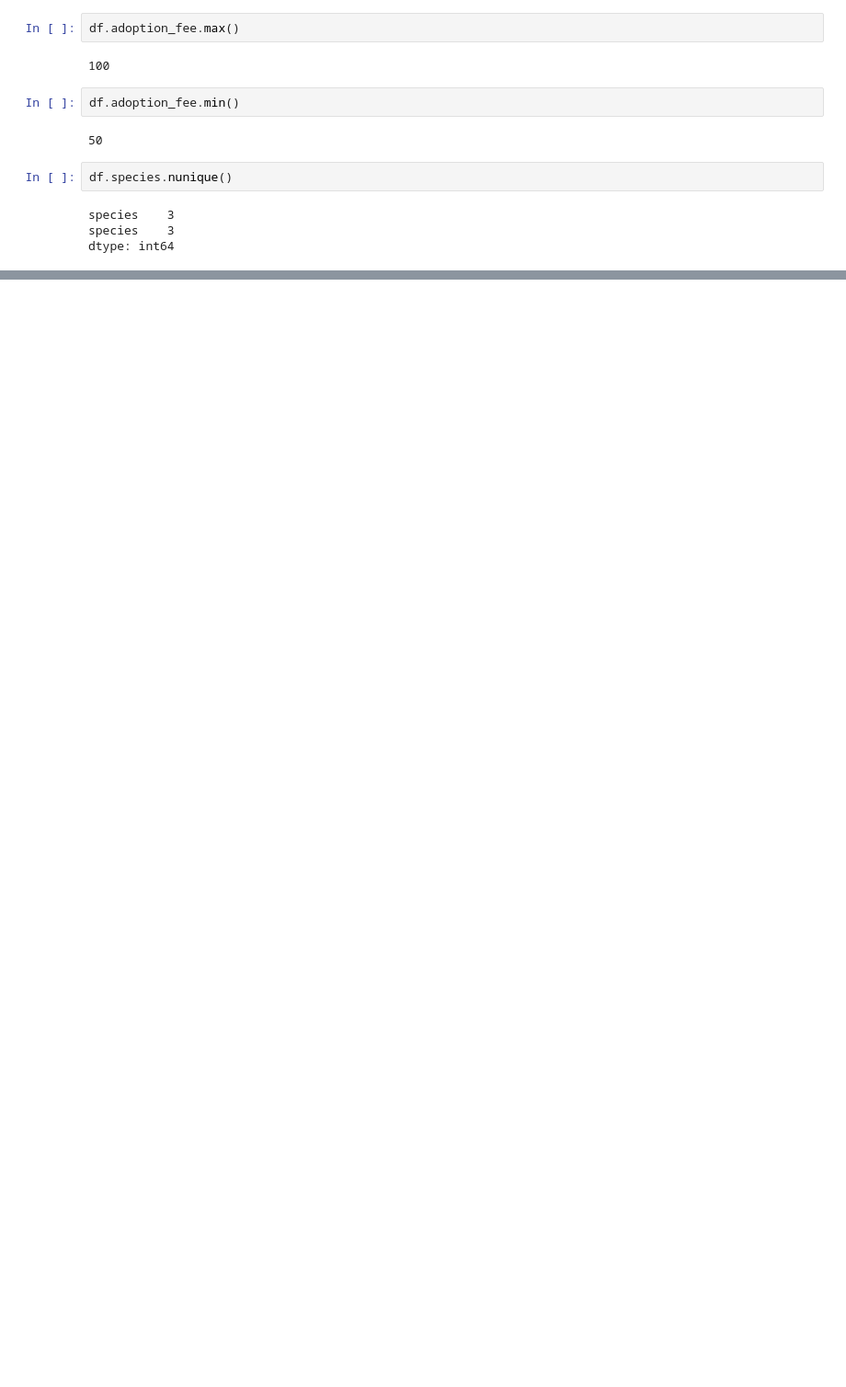
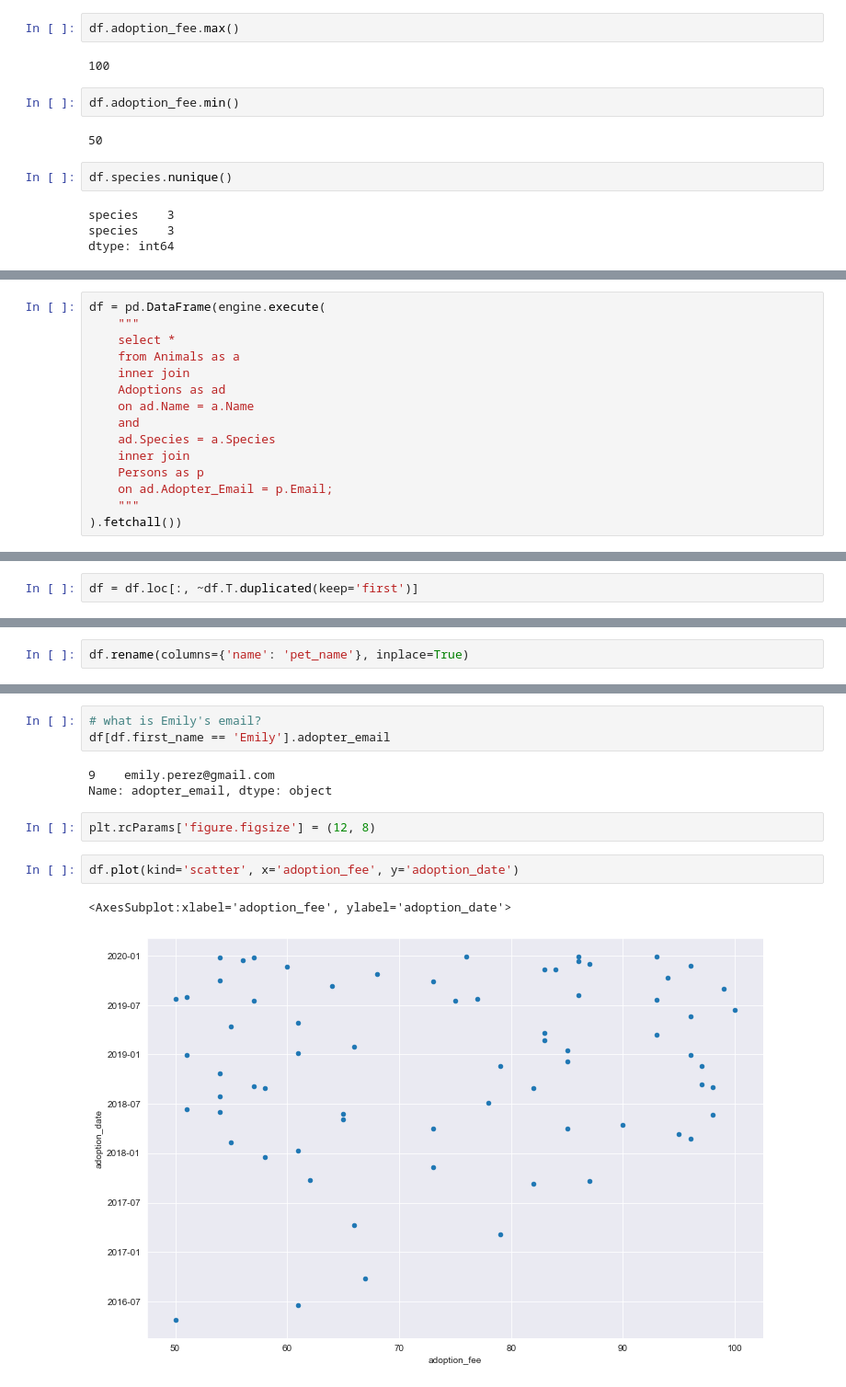
Before and after one commit to roblivesinottawa/animalshelter_database, a Jupyter notebook: animalshelter-workspace/queries.ipynb, the cells around one changed output, grey strips where cells are left out. Shown: that part at 92% size. Saved outputs shown, nothing was run; the diff lists cells and outputs as text; blank space fills up the shorter version.

```diff
--- a/animalshelter-workspace/queries.ipynb
+++ b/animalshelter-workspace/queries.ipynb
@@ -224,0 +496,15 @@ KeyError: 1
+# %%
+df = pd.DataFrame(engine.execute(
+    """
+    select *
+    from Animals as a
+    inner join
+    Adoptions as ad
+    on ad.Name = a.Name
+    and
+    ad.Species = a.Species
+    inner join
+    Persons as p
+    on ad.Adopter_Email = p.Email;
+    """
+).fetchall())
@@ -224,0 +616,2 @@ KeyError: 1
+# %%
+df = df.loc[:, ~df.T.duplicated(keep='first')]
@@ -224,0 +627,2 @@ KeyError: 1
+# %%
+df.rename(columns={'name': 'pet_name'}, inplace=True)
@@ -224,0 +673,13 @@ KeyError: 1
+# %%
+# what is Emily's email?
+df[df.first_name == 'Emily'].adopter_email
+# %% [output]
+9    emily.perez@gmail.com
+Name: adopter_email, dtype: object
+# %%
+plt.rcParams['figure.figsize'] = (12, 8)
+# %%
+df.plot(kind='scatter', x='adoption_fee', y='adoption_date')
+# %% [output]
+<AxesSubplot:xlabel='adoption_fee', ylabel='adoption_date'>
+[figure, added]
```
Also changed, not shown: parts of 44 cells of this notebook.
